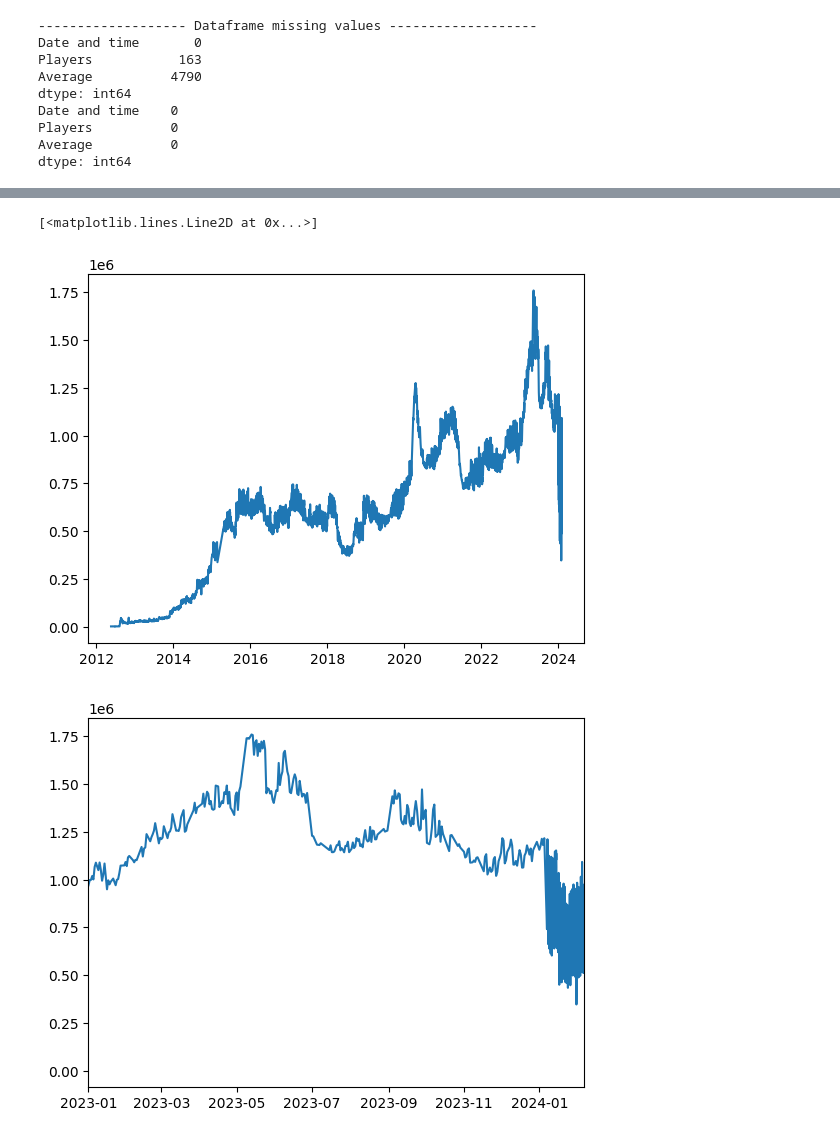
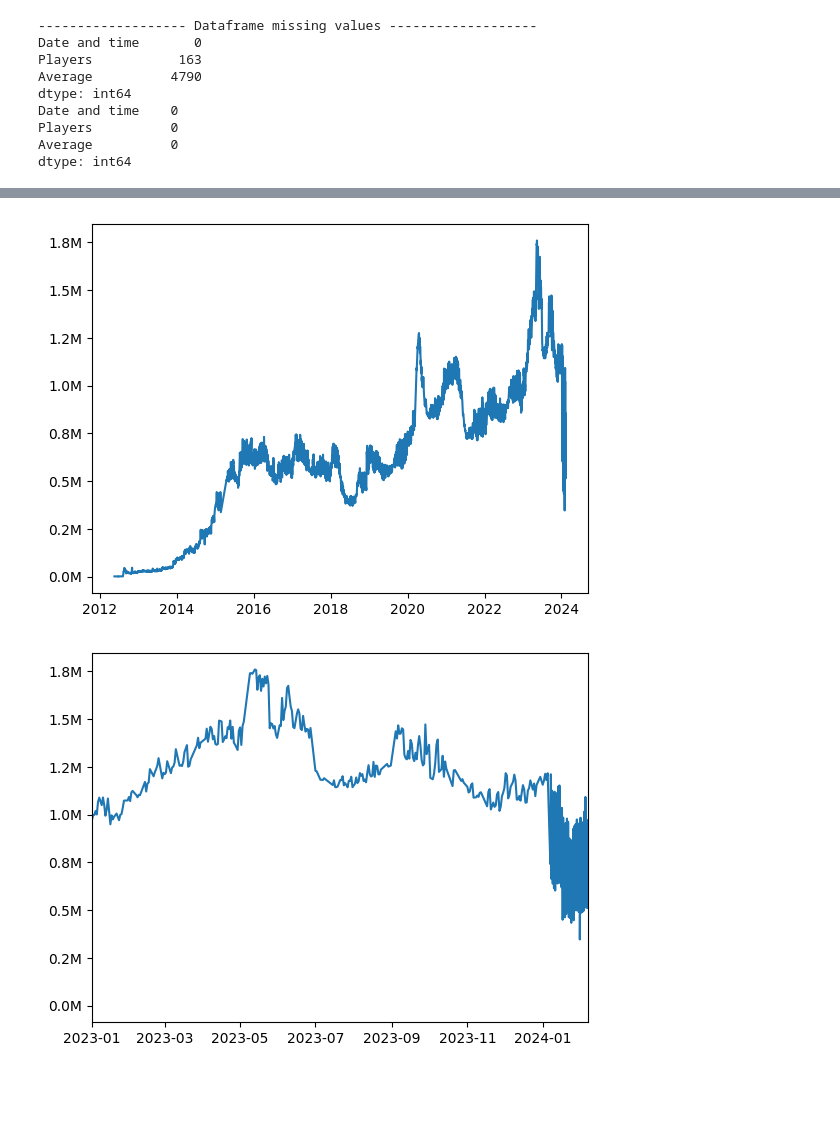
Before and after one commit to Peter537/Dat4-BI-MP1, a Jupyter notebook: cs-players.ipynb, the cells around one changed output, grey strips where cells are left out. Drawn from its saved outputs; the diff is of its cells as text; code cells hidden in the pictures; blank space fills up the shorter version.

```diff
--- a/cs-players.ipynb
+++ b/cs-players.ipynb
@@ -84,7 +84,6 @@ plt.plot(df["Date and time"], df["Players"])
 # Format the left axis to display values in millions
 plt.gca().yaxis.set_major_formatter(ticker.FuncFormatter(lambda x, pos: f'{x/1e6:.1f}M'))
 
-plt.show()
 # As seen in the plot, there are some extreme values that are not representative of the data
 # The data will be filtered to remove these values
 
@@ -104,33 +103,36 @@ mask = (df['Players'] >= lower_bound) & (df['Players'] <= upper_bound)
 # Filter the DataFrame
 df_filtered = df[mask]
 
 # Plot the filtered data
 plt.figure(1)
 plt.plot(df_filtered["Date and time"], df_filtered["Players"])
+plt.gca().yaxis.set_major_formatter(ticker.FuncFormatter(lambda x, pos: f'{x/1e6:.1f}M'))
 
 # An inconsistency can be seen towards the end of the data
 # This is due to the player count being measured every hour instead of every day, as it was before 7th January 2024
 # Also, after 30/01/2024, the player count is taken in minutes, not in hours
 
 # By zooming in on the plot, we can see the inconsistency directly
 # Plot for date range of 2023 to 2024
 plt.figure(2)
 plt.plot(df_filtered["Date and time"], df_filtered["Players"])
 plt.xlim(datetime(2023, 1, 1), datetime.now())
+plt.gca().yaxis.set_major_formatter(ticker.FuncFormatter(lambda x, pos: f'{x/1e6:.1f}M'))
 
 # The data after 7/01/2024 is removed
 df_filtered = df_filtered[df_filtered["Date and time"] < datetime(2024, 1, 7)]
 
 # Plot for date range of 2023 to 2024
 plt.figure(3)
 plt.plot(df_filtered["Date and time"], df_filtered["Players"])
 plt.xlim(datetime(2023, 1, 1), datetime.now())
+plt.gca().yaxis.set_major_formatter(ticker.FuncFormatter(lambda x, pos: f'{x/1e6:.1f}M'))
 
 # This is the expected behaviour of the data
 plt.figure(4)
 plt.plot(df_filtered["Date and time"], df_filtered["Players"])
+plt.gca().yaxis.set_major_formatter(ticker.FuncFormatter(lambda x, pos: f'{x/1e6:.1f}M'))
 # %% [output]
 [figure]
-[<matplotlib.lines.Line2D at 0x...>]
-[figure, old version]
+[figure, new version]
-[figure, old version]
+[figure, new version]
```
Also changed, not shown: parts of 1 cell of this notebook.
